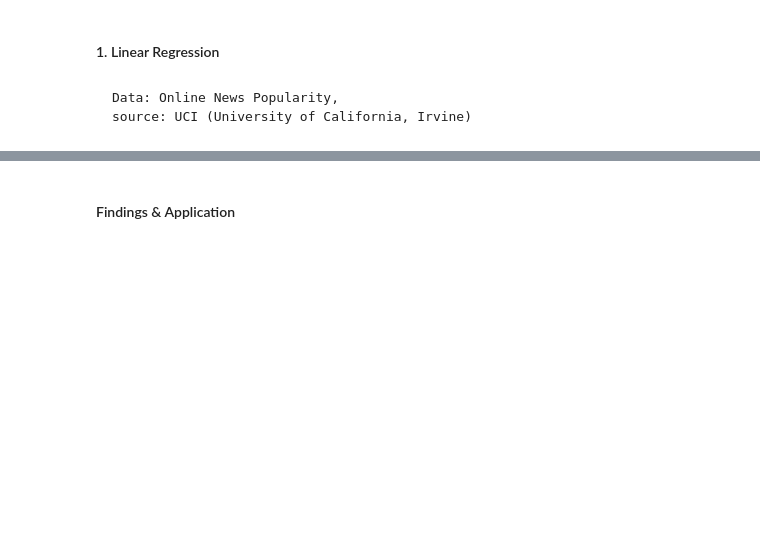
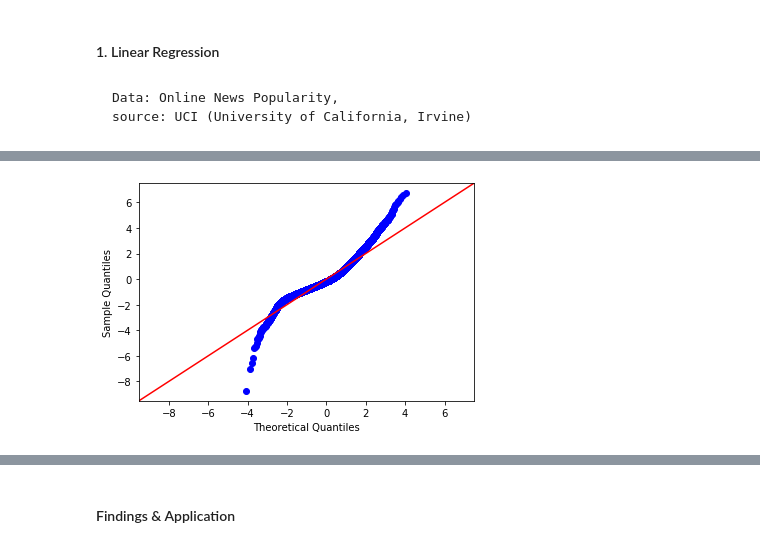
Before and after one commit to aroayeo/Predicting-Online-News-Popularity, a Jupyter notebook: Mod 4 project notebook.ipynb, the cells around one changed output, grey strips where cells are left out. Drawn from its saved outputs; the diff is of its cells as text; code cells hidden in the pictures; blank space fills up the shorter version.

```diff
--- a/Mod 4 project notebook.ipynb
+++ b/Mod 4 project notebook.ipynb
@@ -58,0 +117,6 @@ df_scale = scale(X,y)
+# %%
+high_p_vals = ['num_videos', 'data_channel_is_tech', 'avg_positive_polarity']
+data_subset.drop(high_p_vals, axis = 1, inplace = True)
+# %%
+model = ols_model(data_subset, y, 'log_shares')
+model.summary()
@@ -58,0 +158,4 @@ df_scale = scale(X,y)
+# %%
+qq_plot(model, data_subset, y)
+# %% [output]
+[figure, added]
```
Also changed, not shown: parts of 18 cells of this notebook, 3 other files.
